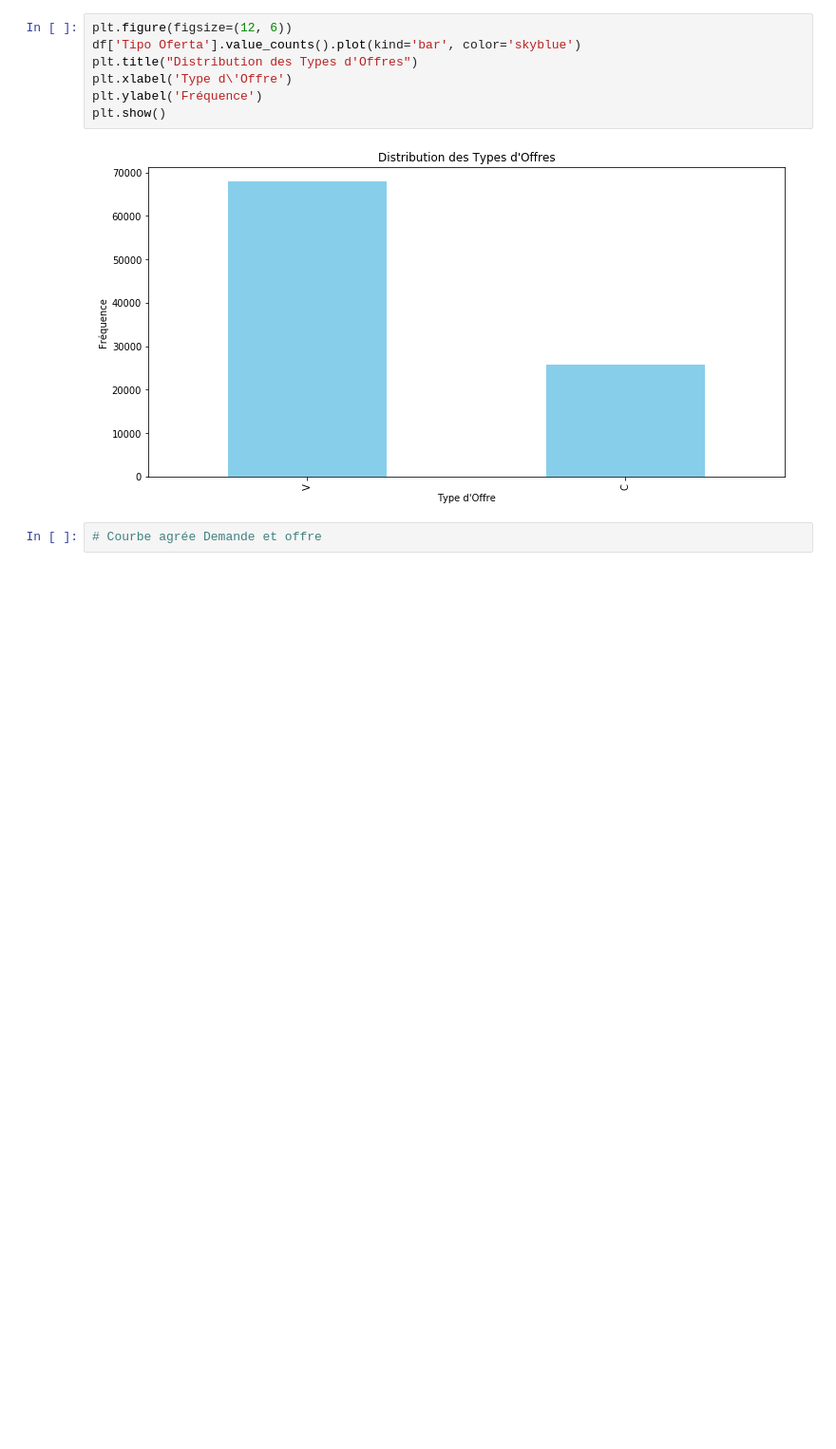
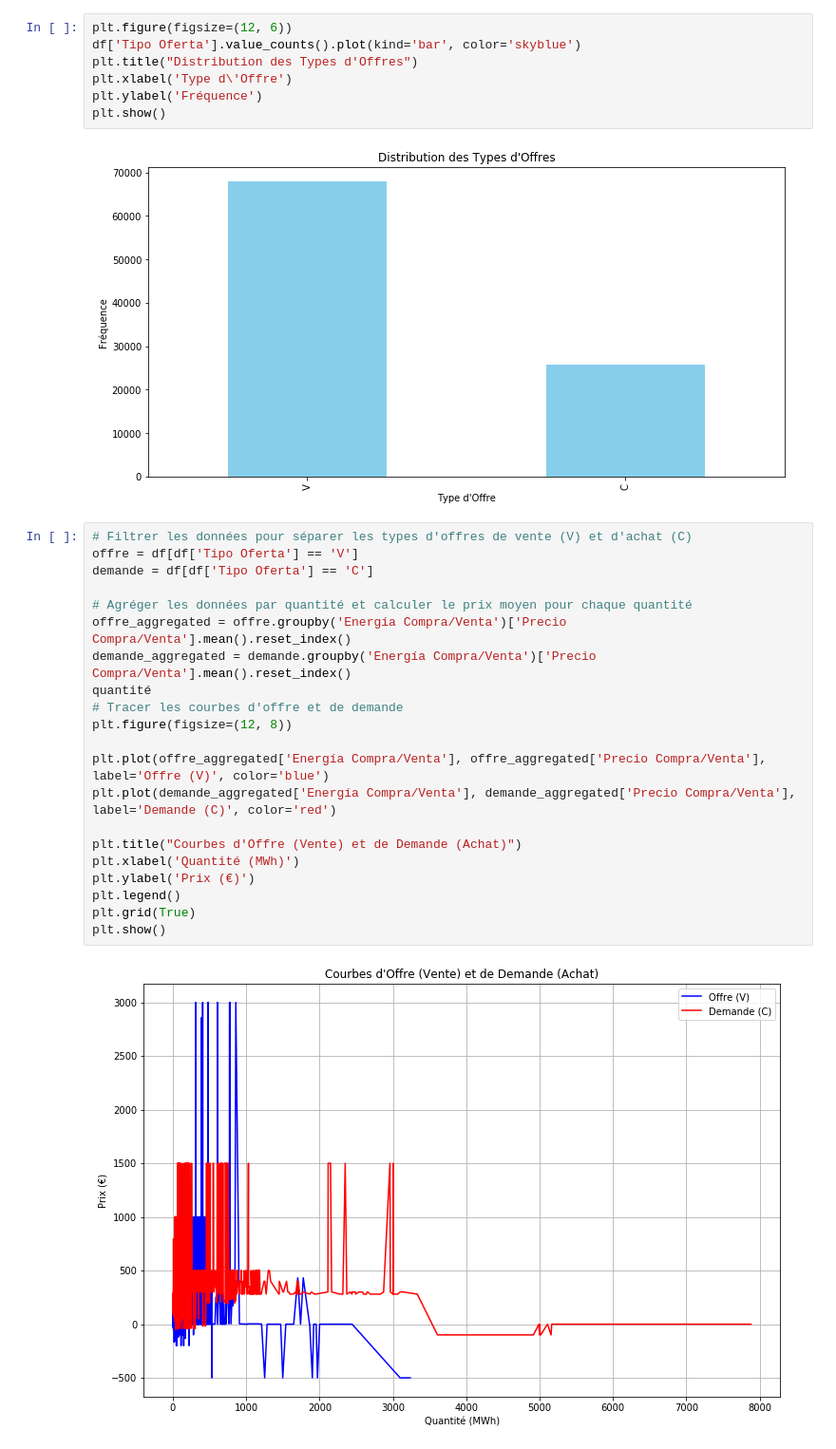
Before and after one commit to joseluissanchezr/analisis_datos, a Jupyter notebook: Grupo_3/visualisation.ipynb, the cells around one changed output. Shown at 95% size. Drawn from its saved outputs; the diff is of its cells as text; blank space fills up the shorter version.

Commit message:
V2 visualisation

```diff
--- a/Grupo_3/visualisation.ipynb
+++ b/Grupo_3/visualisation.ipynb
@@ -115,5 +115,26 @@ plt.ylabel('Fréquence')
 plt.show()
 # %% [output]
 [figure]
-# %%
-# Courbe agrée Demande et offre
+# %%
+# Filtrer les données pour séparer les types d'offres de vente (V) et d'achat (C)
+offre = df[df['Tipo Oferta'] == 'V']
+demande = df[df['Tipo Oferta'] == 'C']
+
+# Agréger les données par quantité et calculer le prix moyen pour chaque quantité
+offre_aggregated = offre.groupby('Energía Compra/Venta')['Precio Compra/Venta'].mean().reset_index()
+demande_aggregated = demande.groupby('Energía Compra/Venta')['Precio Compra/Venta'].mean().reset_index()
+quantité
+# Tracer les courbes d'offre et de demande
+plt.figure(figsize=(12, 8))
+
+plt.plot(offre_aggregated['Energía Compra/Venta'], offre_aggregated['Precio Compra/Venta'], label='Offre (V)', color='blue')
+plt.plot(demande_aggregated['Energía Compra/Venta'], demande_aggregated['Precio Compra/Venta'], label='Demande (C)', color='red')
+
+plt.title("Courbes d'Offre (Vente) et de Demande (Achat)")
+plt.xlabel('Quantité (MWh)')
+plt.ylabel('Prix (€)')
+plt.legend()
+plt.grid(True)
+plt.show()
+# %% [output]
+[figure, added]
```
Also changed, not shown: parts of 5 cells of this notebook.
